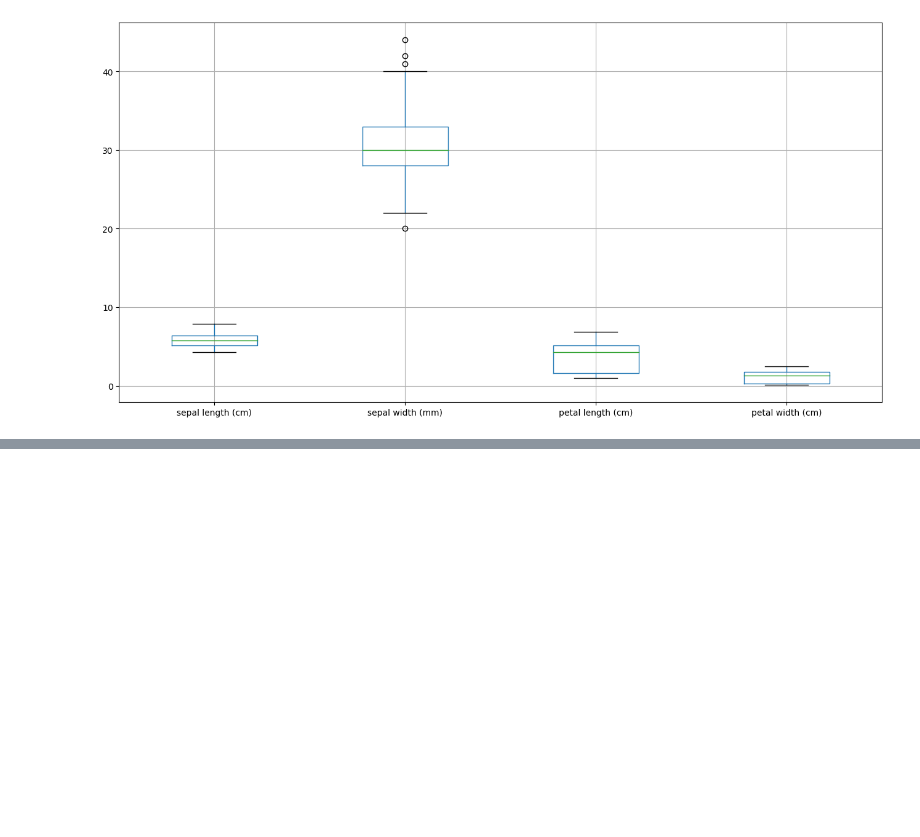
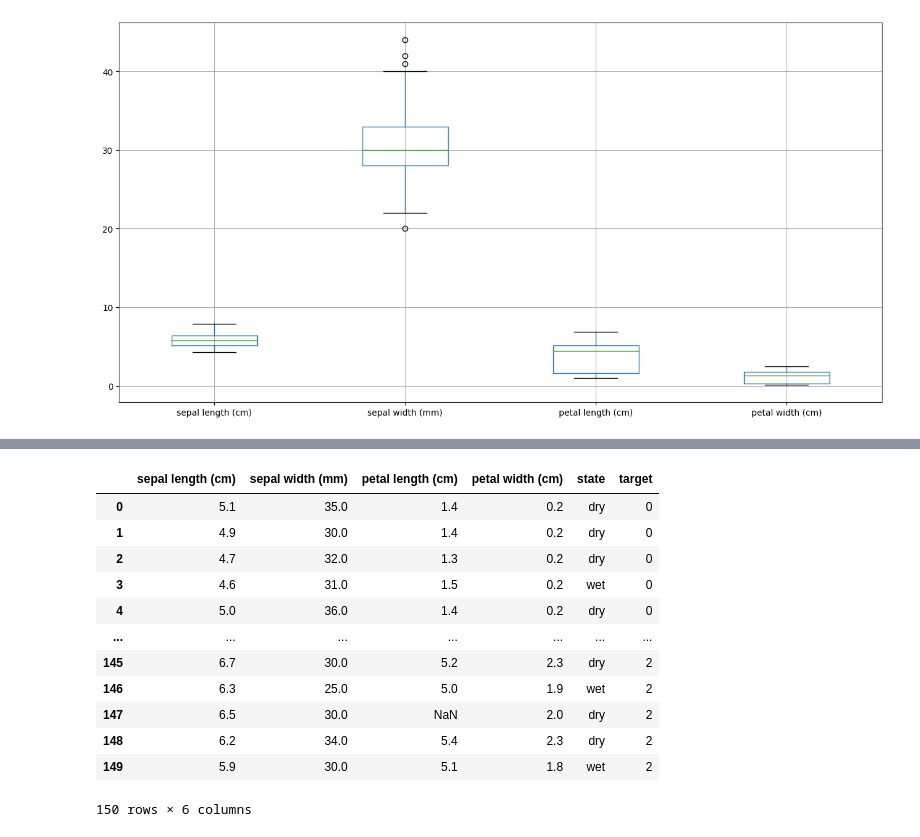
Before and after one commit to GPul88/Datacademy, a Jupyter notebook: Modules/M4_ML/src/main.ipynb, the cells around one changed output, grey strips where cells are left out. Cells and saved outputs as stored; diff of their text form; code cells hidden in the pictures; blank space fills up the shorter version.

```diff
--- a/Modules/M4_ML/src/main.ipynb
+++ b/Modules/M4_ML/src/main.ipynb
@@ -623,0 +485,17 @@ weighted avg       0.95      0.95      0.95        38
+# %%
+func.prepare_supervised_learning()
+func.iris
+# %% [output]
+|  | sepal length (cm) | sepal width (mm) | petal length (cm) | petal width (cm) | state | target |
+| 0 | 5.1 | 35.0 | 1.4 | 0.2 | dry | 0 |
+| 1 | 4.9 | 30.0 | 1.4 | 0.2 | dry | 0 |
+| 2 | 4.7 | 32.0 | 1.3 | 0.2 | dry | 0 |
+| 3 | 4.6 | 31.0 | 1.5 | 0.2 | wet | 0 |
+| 4 | 5.0 | 36.0 | 1.4 | 0.2 | dry | 0 |
+| ... | ... | ... | ... | ... | ... | ... |
+| 145 | 6.7 | 30.0 | 5.2 | 2.3 | dry | 2 |
+| 146 | 6.3 | 25.0 | 5.0 | 1.9 | wet | 2 |
+| 147 | 6.5 | 30.0 | NaN | 2.0 | dry | 2 |
+| 148 | 6.2 | 34.0 | 5.4 | 2.3 | dry | 2 |
+| 149 | 5.9 | 30.0 | 5.1 | 1.8 | wet | 2 |
+150 rows × 6 columns
```
Also changed, not shown: parts of 78 cells of this notebook, 1 other file.
